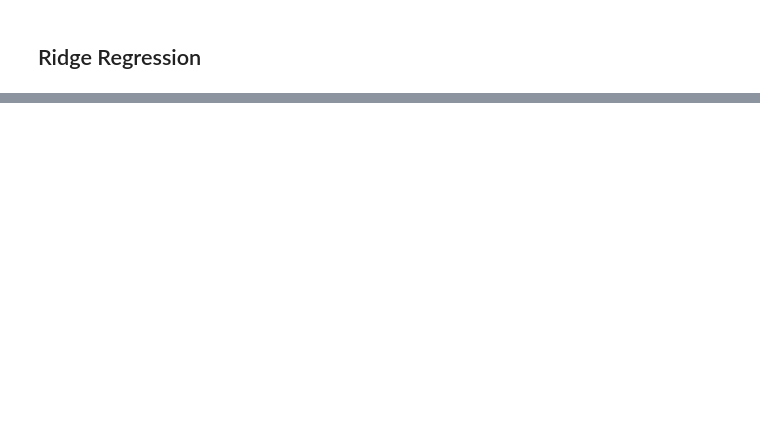
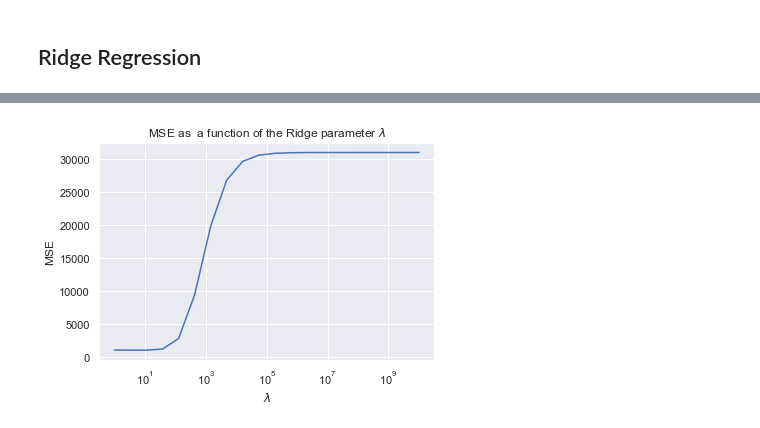
Before and after one commit to JeremCab/ModelisationMathBUT, a Jupyter notebook: TP/4_LinearRegression_CORR.ipynb, the cells around one changed output, grey strips where cells are left out. Cells and saved outputs as stored; diff of their text form; code cells hidden in the pictures; blank space fills up the shorter version.

```diff
--- a/TP/4_LinearRegression_CORR.ipynb
+++ b/TP/4_LinearRegression_CORR.ipynb
@@ -313,0 +332,23 @@ RSS
+# %%
+def RSS(y_test_pred, y_test):
+
+    return np.sum((y_test_pred - y_test)**2) / len(y_test)
+# %%
+error_d = {}
+
+for lamda in np.logspace(0.0001, 10, num=20):
+
+    lr = LinearRegression(mode=("ridge", lamda))
+    lr.fit(X_train, y_train)
+    y_test_pred = lr.predict(X_test)
+
+    error_d[lamda] = RSS(y_test_pred, y_test)
+# %%
+plt.plot(error_d.keys(), error_d.values())
+plt.xscale("log")
+plt.xlabel("$\lambda$")
+plt.ylabel("MSE")
+plt.title("MSE as  a function of the Ridge parameter $\lambda$")
+plt.show()
+# %% [output]
+[figure, added]
```
Also changed, not shown: parts of 6 cells of this notebook, 1 other file.
